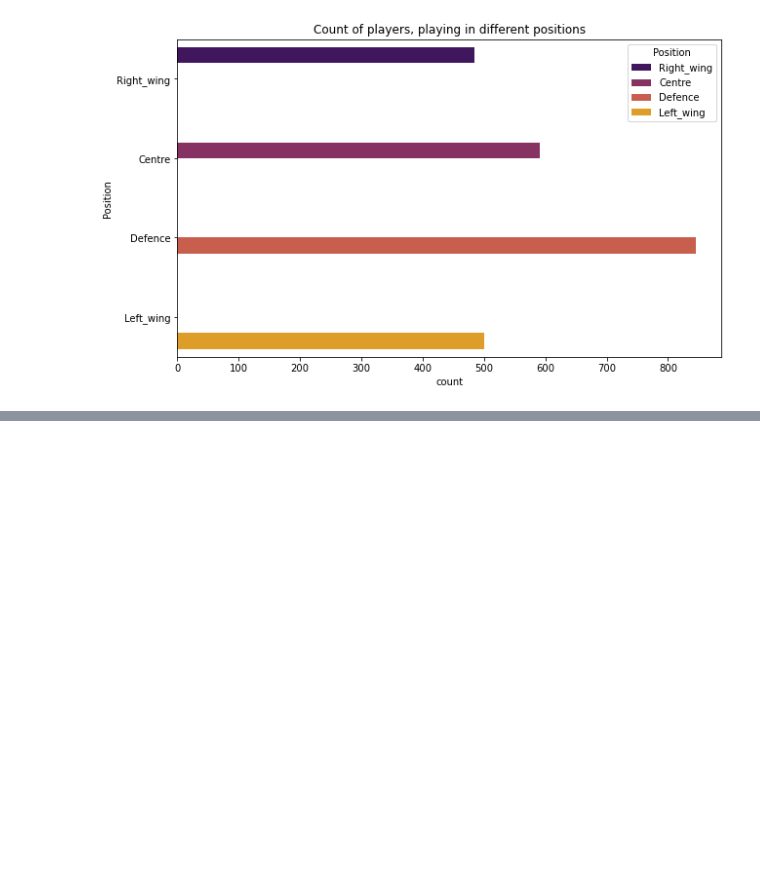
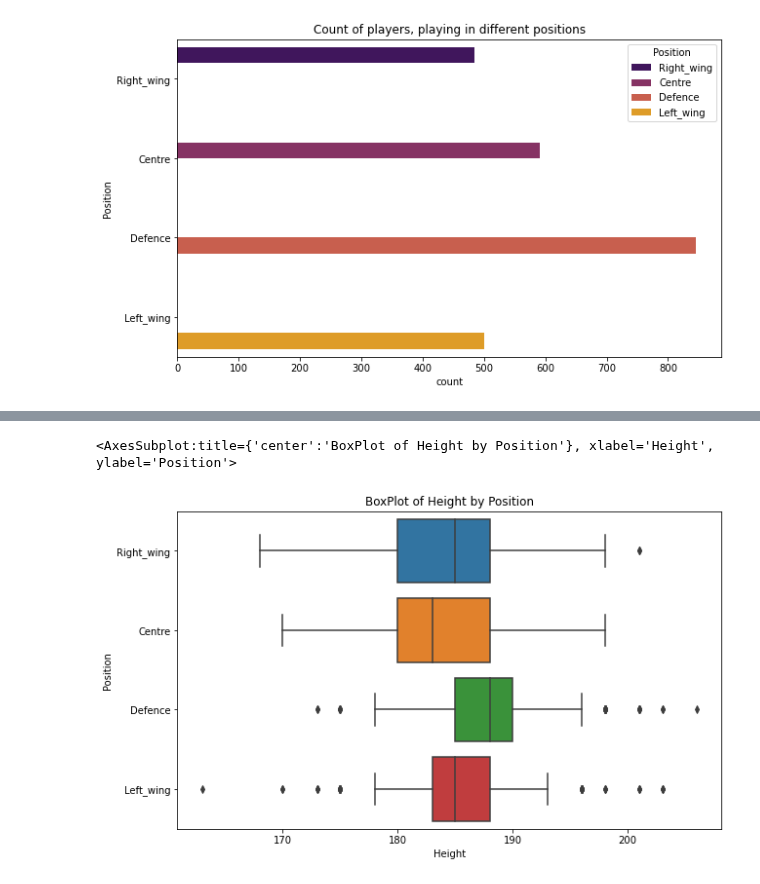
Before and after one commit to data301-2021-winter1/project-group38-project, a Jupyter notebook: notebooks/analysis3.ipynb, the cells around one changed output, grey strips where cells are left out. Saved outputs shown, nothing was run; the diff lists cells and outputs as text; code cells hidden in the pictures; blank space fills up the shorter version.

```diff
--- a/notebooks/analysis3.ipynb
+++ b/notebooks/analysis3.ipynb
@@ -347,0 +286,10 @@ axis[2].scatter(X, Y3)
+# %%
+fig, axis = plt.subplots(figsize=(10,6))
+axis = sns.boxplot(data=second, x='Height', y="Position")
+axis.set_title('BoxPlot of Height by Position')
+axis.set_xlabel("Height")
+axis.set_ylabel("Position")
+axis
+# %% [output]
+<AxesSubplot:title={'center':'BoxPlot of Height by Position'}, xlabel='Height', ylabel='Position'>
+[figure, added]
```
Also changed, not shown: parts of 43 cells of this notebook, 1 other file.
